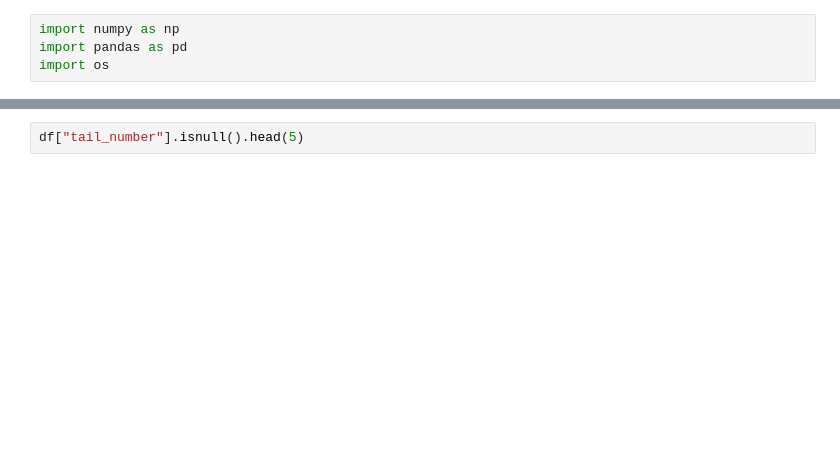
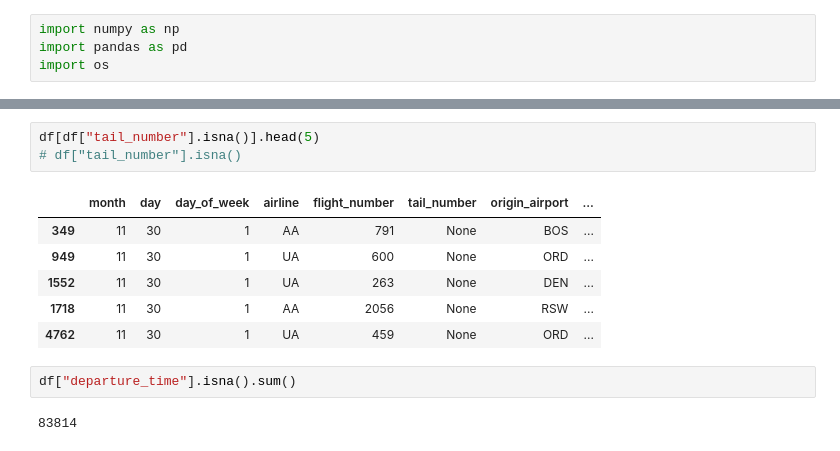
Before and after one commit to PacktPublishing/Machine-Learning-on-Kubernetes, a Jupyter notebook: chapter10/visualise.ipynb, the cells around one changed output, grey strips where cells are left out. Drawn from its saved outputs; the diff is of its cells as text; blank space fills up the shorter version.

```diff
--- a/chapter10/visualise.ipynb
+++ b/chapter10/visualise.ipynb
@@ -25,2 +111,14 @@ df.isnull().any()
 # %%
-df["tail_number"].isnull().head(5)
+df[df["tail_number"].isna()].head(5)
+# df["tail_number"].isna()
+# %% [output]
+|  | month | day | day_of_week | airline | flight_number | tail_number | origin_airport | ... |
+| 349 | 11 | 30 | 1 | AA | 791 | None | BOS | ... |
+| 949 | 11 | 30 | 1 | UA | 600 | None | ORD | ... |
+| 1552 | 11 | 30 | 1 | UA | 263 | None | DEN | ... |
+| 1718 | 11 | 30 | 1 | AA | 2056 | None | RSW | ... |
+| 4762 | 11 | 30 | 1 | UA | 459 | None | ORD | ... |
+# %%
+df["departure_time"].isna().sum()
+# %% [output]
+83814
```
Also changed, not shown: parts of 35 cells of this notebook.
